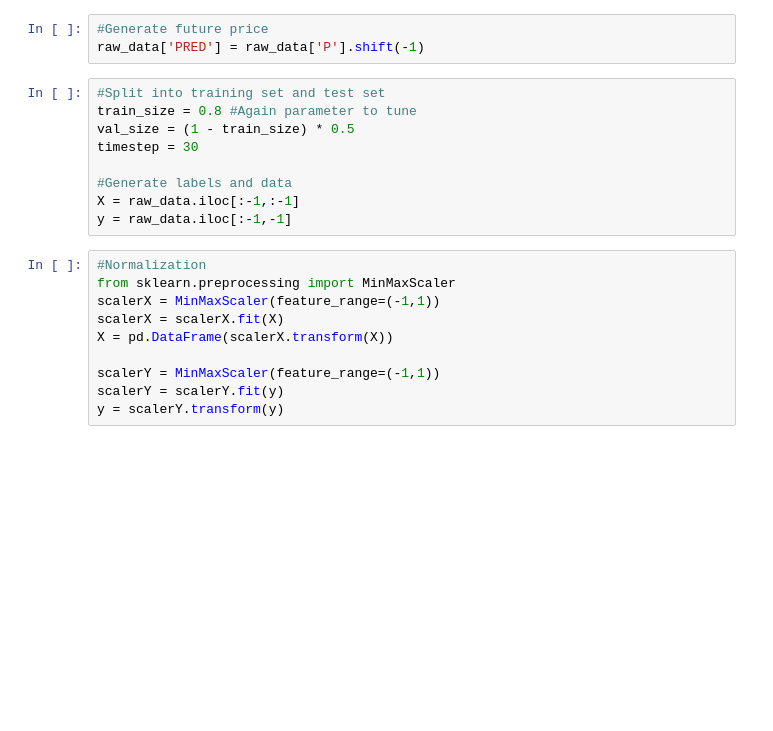
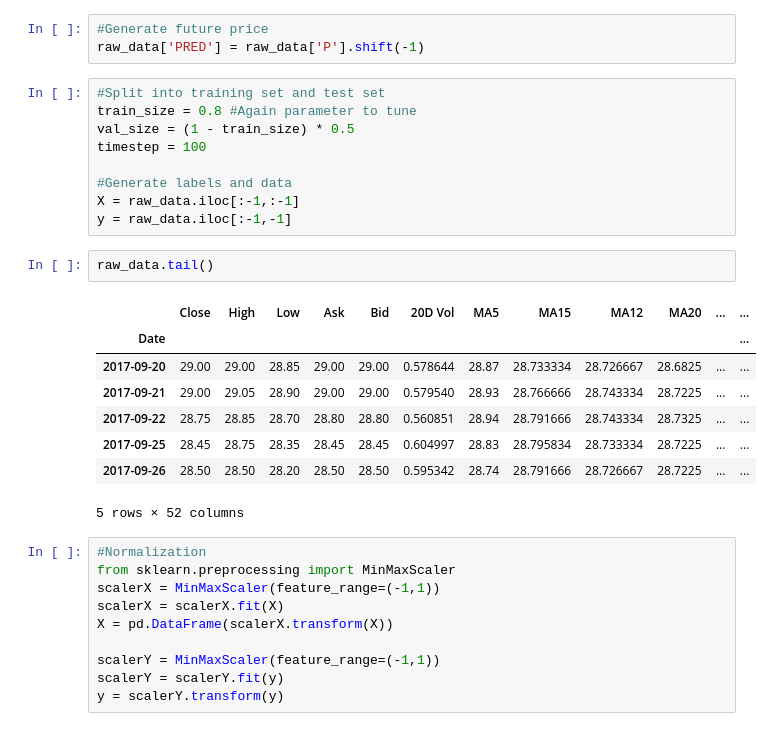
Before and after one commit to yychik/hsi-trad, a Jupyter notebook: Pure Price Prediction.ipynb, the cells around one changed output. Cells and saved outputs as stored; diff of their text form; blank space fills up the shorter version.

```diff
--- a/Pure Price Prediction.ipynb
+++ b/Pure Price Prediction.ipynb
@@ -64,11 +62,22 @@ raw_data['PRED'] = raw_data['P'].shift(-1)
 #Split into training set and test set
 train_size = 0.8 #Again parameter to tune
 val_size = (1 - train_size) * 0.5
-timestep = 30
+timestep = 100
 
 #Generate labels and data
 X = raw_data.iloc[:-1,:-1]
 y = raw_data.iloc[:-1,-1]
+# %%
+raw_data.tail()
+# %% [output]
+|  | Close | High | Low | Ask | Bid | 20D Vol | MA5 | MA15 | MA12 | MA20 | ... | ... |
+| Date |  |  |  |  |  |  |  |  |  |  |  | ... |
+| 2017-09-20 | 29.00 | 29.00 | 28.85 | 29.00 | 29.00 | 0.578644 | 28.87 | 28.733334 | 28.726667 | 28.6825 | ... | ... |
+| 2017-09-21 | 29.00 | 29.05 | 28.90 | 29.00 | 29.00 | 0.579540 | 28.93 | 28.766666 | 28.743334 | 28.7225 | ... | ... |
+| 2017-09-22 | 28.75 | 28.85 | 28.70 | 28.80 | 28.80 | 0.560851 | 28.94 | 28.791666 | 28.743334 | 28.7325 | ... | ... |
+| 2017-09-25 | 28.45 | 28.75 | 28.35 | 28.45 | 28.45 | 0.604997 | 28.83 | 28.795834 | 28.733334 | 28.7225 | ... | ... |
+| 2017-09-26 | 28.50 | 28.50 | 28.20 | 28.50 | 28.50 | 0.595342 | 28.74 | 28.791666 | 28.726667 | 28.7225 | ... | ... |
+5 rows × 52 columns
 # %%
 #Normalization
 from sklearn.preprocessing import MinMaxScaler
```
Also changed, not shown: parts of 12 cells of this notebook, 6 other files.
